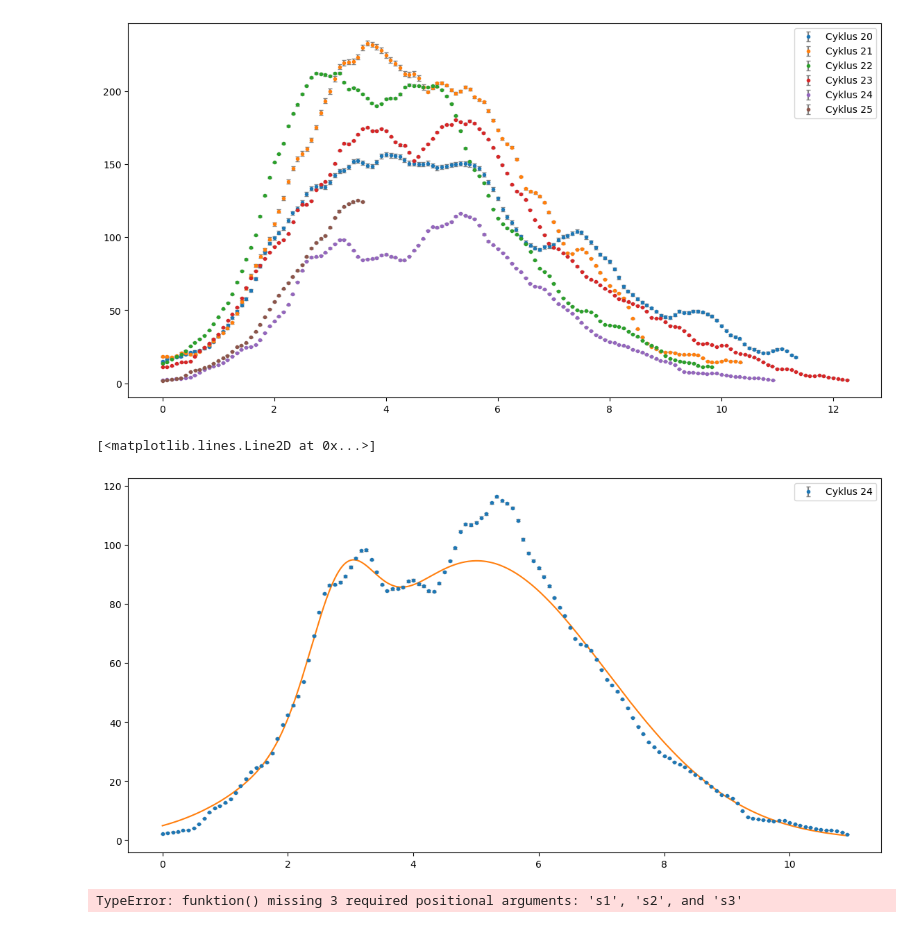
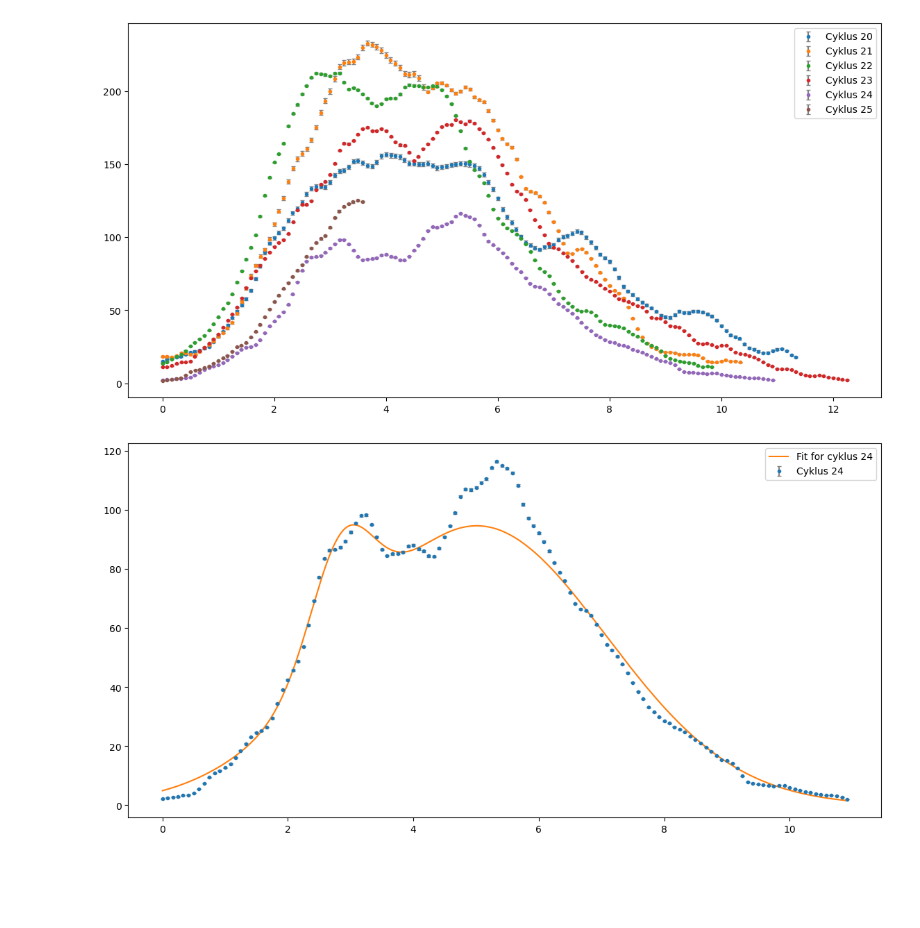
Before and after one commit to Focus9752/Solpletter_projekt, a Jupyter notebook: Scuffed stuff/Cykler.ipynb, the cells around one changed output. Drawn from its saved outputs; the diff is of its cells as text; code cells hidden in the pictures; blank space fills up the shorter version.

```diff
--- a/Scuffed stuff/Cykler.ipynb
+++ b/Scuffed stuff/Cykler.ipynb
@@ -67,24 +67,15 @@ plot(20,25)
 # %%
 def funktion(x, mu1, mu2, mu3, sigma1, sigma2, sigma3, s1 , s2 , s3):
     return s1/(sigma1*np.sqrt(2*np.pi))*np.exp(-((x-mu1)**2/(2*sigma1**2))) + s2/(sigma2*np.sqrt(2*np.pi))*np.exp(-((x-mu2)**2/(2*sigma2**2))) + s3/(sigma3*np.sqrt(2*np.pi))*np.exp(-((x-mu3)**2/(2*sigma3**2)))
-
-par, cov = curve_fit(funktion, Cykler[23][0]-Cykler[23][0][0], Cykler[23][1], p0=[3.1, 4, 5.9, 0.01, 0.02, 1, 10, 1, 100], sigma=Cykler[23][2], absolute_sigma=True, maxfev=80000)
-xx=np.linspace(0, (Cykler[23][0]-Cykler[23][0][0])[-1], 1000)
-yy = funktion(xx, *par)
-plot(24, 24)
-plt.plot(xx,yy)
-# %% [output]
-[<matplotlib.lines.Line2D at 0x...>]
-[figure, removed]
 # %%
 def fit(cyklus, p0=[]):
-    par, cov = curve_fit(funktion, Cykler[cyklus-1][0]-Cykler[cyklus-1][0][0], Cykler[cyklus-1][1], p0=[3.1, 5.9, 0.01, 0.02, 100, 1000], sigma=Cykler[cyklus-1][2], absolute_sigma=True, maxfev=80000)
+    par, cov = curve_fit(funktion, Cykler[cyklus-1][0]-Cykler[cyklus-1][0][0], Cykler[cyklus-1][1], p0, sigma=Cykler[cyklus-1][2], absolute_sigma=True, maxfev=80000)
     xx=np.linspace(0, (Cykler[cyklus-1][0]-Cykler[cyklus-1][0][0])[-1], 1000)
     yy = funktion(xx, *par)
     plot(cyklus, cyklus)
     plt.plot(xx,yy, label=f'Fit for cyklus {cyklus}')
     plt.legend()
 
-fit(24, p0=[3.1, 5.9, 0.01, 0.02, 100, 1000])
+fit(24, p0=[3.1, 4, 5.9, 0.01, 0.02, 1, 10, 1, 100])
 # %% [output]
-TypeError: funktion() missing 3 required positional arguments: 's1', 's2', and 's3'
+[figure, added]
```
Also changed, not shown: parts of 3 cells of this notebook.
